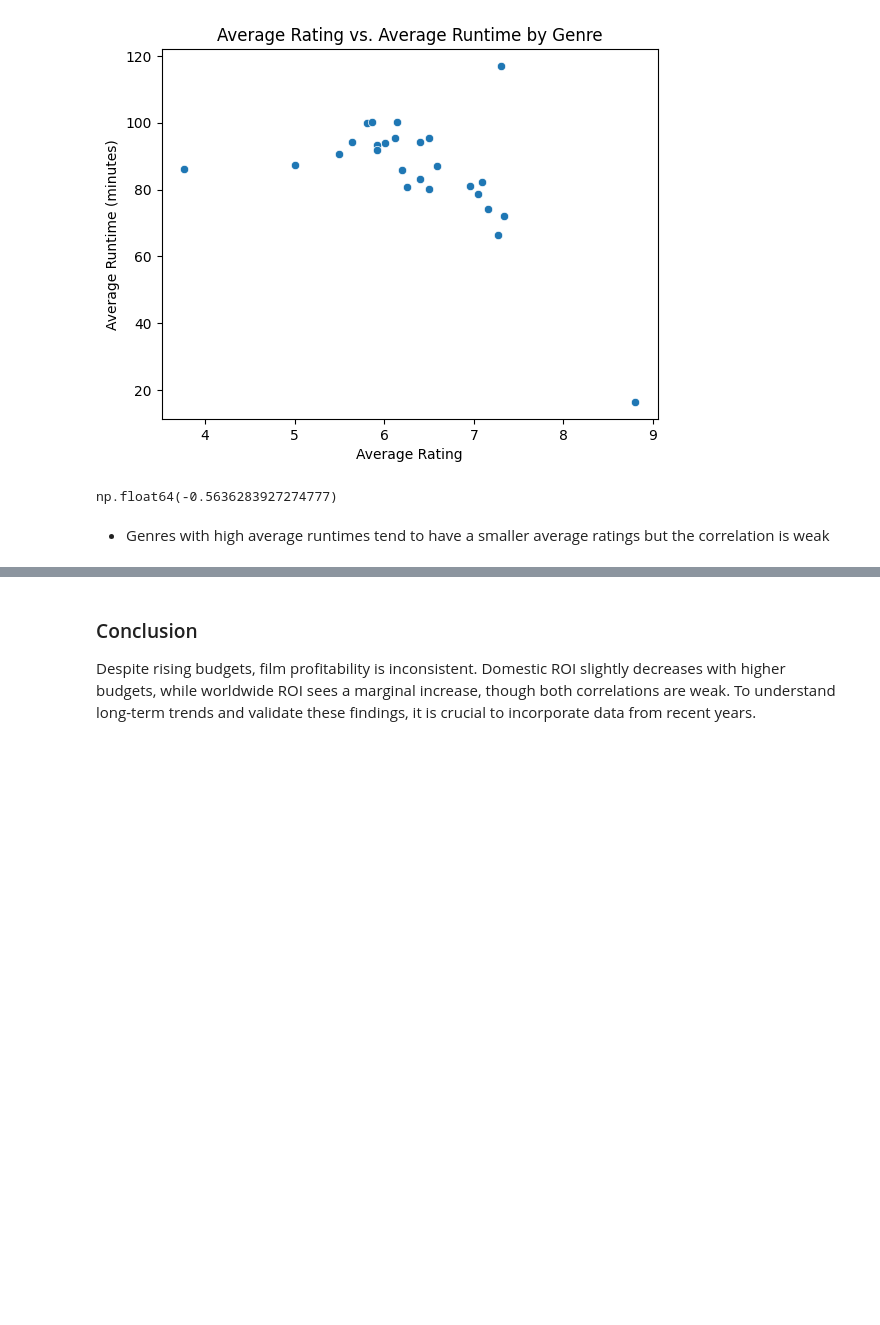
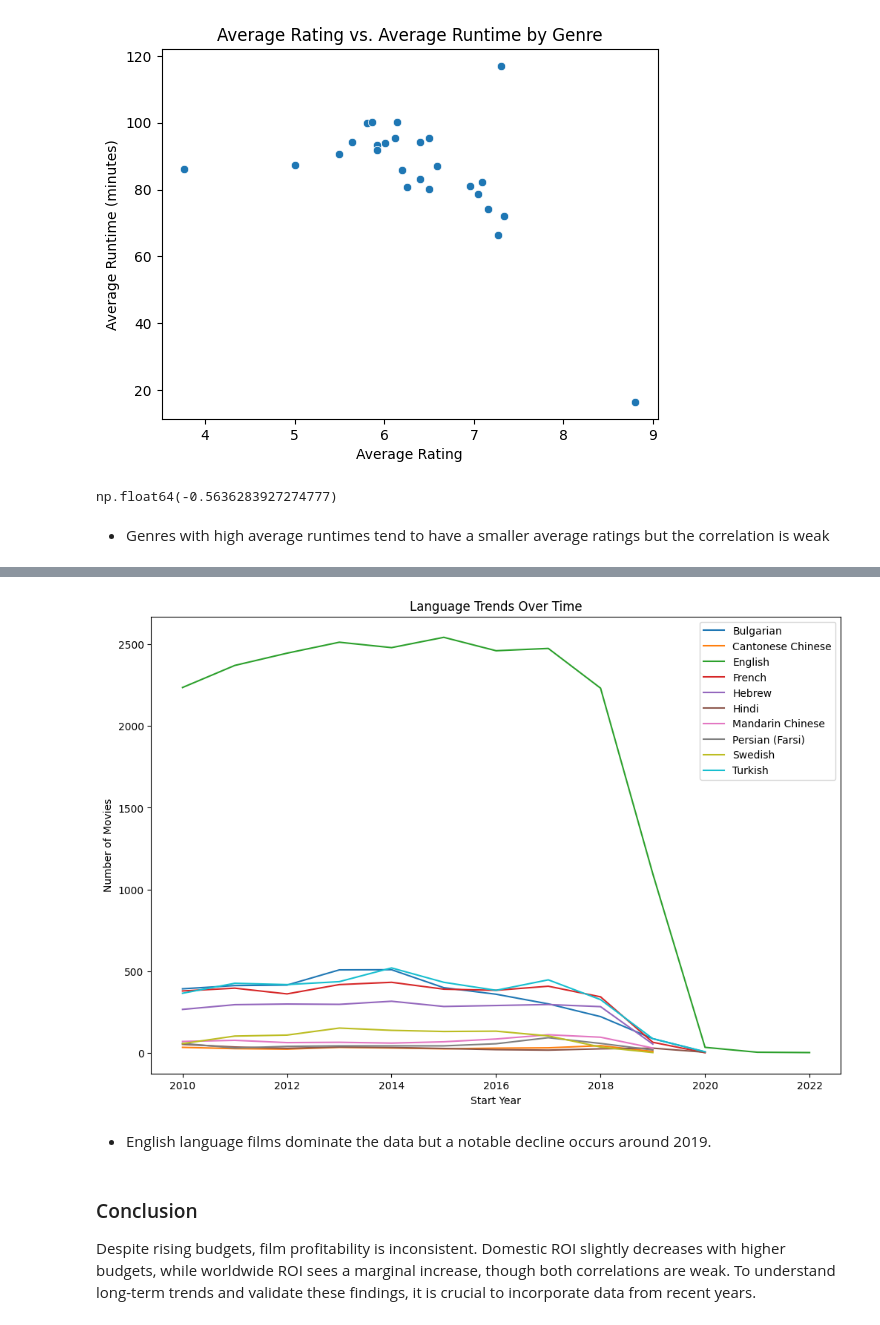
Before and after one commit to Sylvia-W-Mwangi/Phase_2_Project_G5, a Jupyter notebook: student.ipynb, the cells around one changed output, grey strips where cells are left out. Drawn from its saved outputs; the diff is of its cells as text; code cells hidden in the pictures; blank space fills up the shorter version.

```diff
--- a/student.ipynb
+++ b/student.ipynb
@@ -700,3 +792,23 @@ np.float64(-0.5636283927274777)
+# %%
+language_df = language_df[language_df['start_year'] <= 2025]
+# %%
+year_language_trend = language_df.groupby(['start_year', 'language']).size().unstack()
+
+fig, ax = plt.subplots(figsize=(12, 8))
+
+for language in year_language_trend.columns:
+    ax.plot(year_language_trend.index, year_language_trend[language], label=language)
+
+ax.set_title('Language Trends Over Time')
+ax.set_xlabel('Start Year')
+ax.set_ylabel('Number of Movies')
+ax.legend()
+
+plt.show()
+# %% [output]
+[figure, added]
+# %% [markdown]
+* English language films dominate the data but a notable decline occurs around 2019.
 # %% [markdown]
 ### Conclusion
 
```
Also changed, not shown: parts of 11 cells of this notebook, 1 other file.
